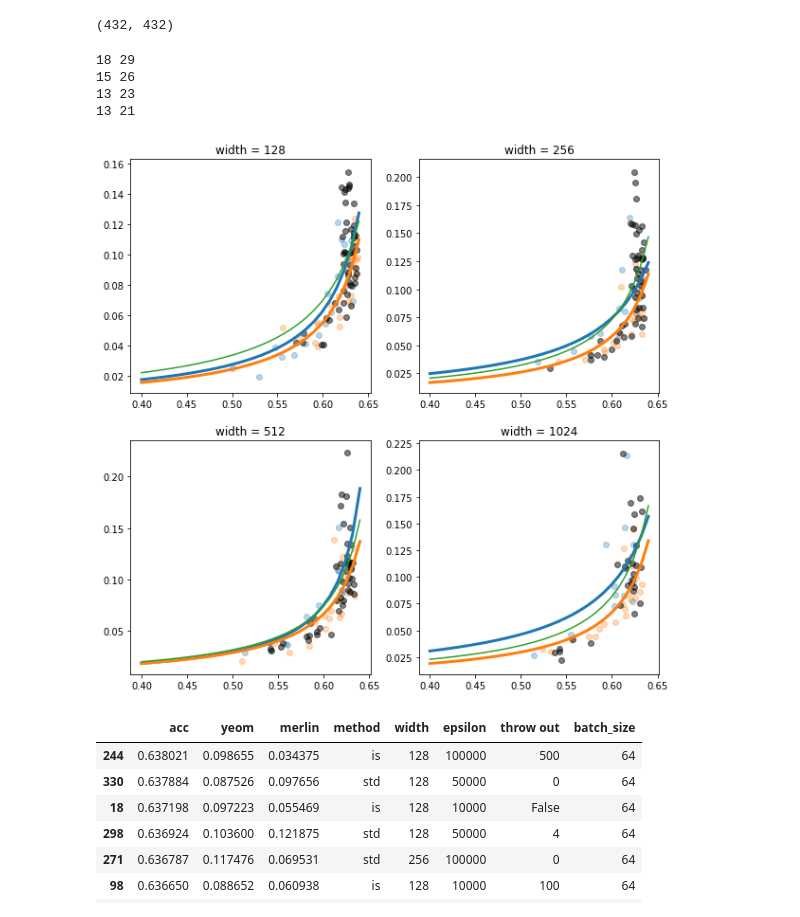
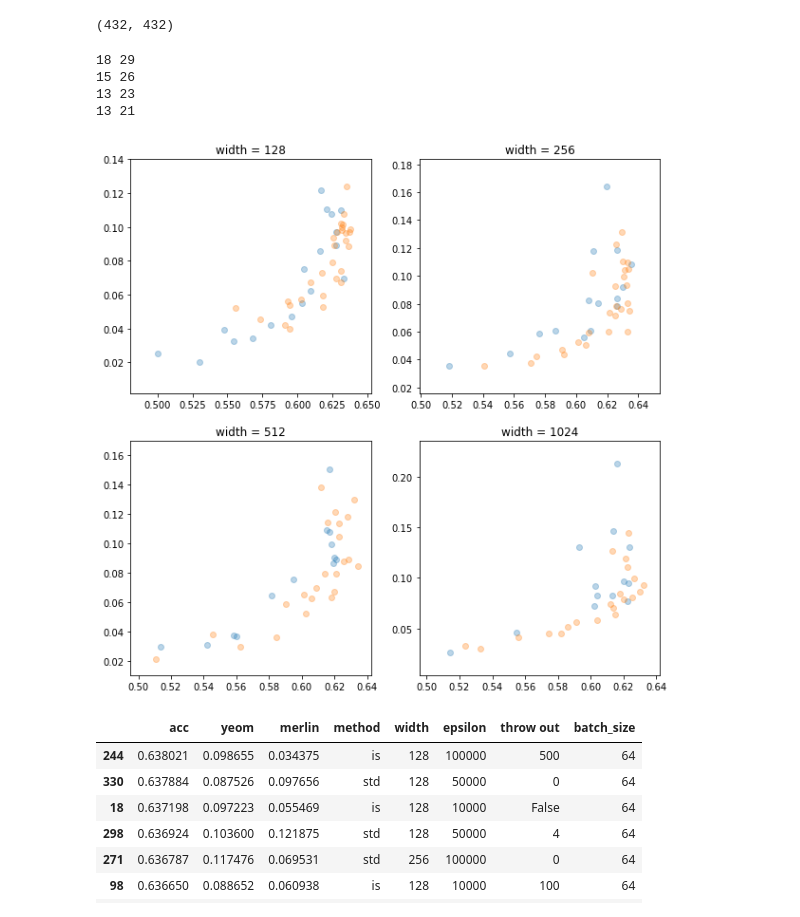
Before and after one commit to twosixlabs/csl, a Jupyter notebook: experiments/immediate_sensitivity/texas_width_analysis.ipynb, the cells around one changed output. Drawn from its saved outputs; the diff is of its cells as text; code cells hidden in the pictures.

```diff
--- a/experiments/immediate_sensitivity/texas_width_analysis.ipynb
+++ b/experiments/immediate_sensitivity/texas_width_analysis.ipynb
@@ -8,7 +8,7 @@ import pandas as pd
 # %%
 infos = []
 idx_tups = []
-for file in glob.glob("../../data/texas/texas_w*"):
+for file in glob.glob("../../data/texas/texas_w_*"):
     fd = pickle.load(open(file, 'rb'))
     #print(file, type(infos[-1]))
     var = file.split("_")[-5:]
@@ -64,36 +64,36 @@ def quad(x, a, b, c):
 # %%
 widths = [128, 256, 512, 1024]
 fig, ((ax1, ax2), (ax3, ax4)) = plt.subplots(2, 2)
 axes = [ax1, ax2, ax3, ax4]
 fig.set_size_inches(10, 10)
 
 tf = test
 
 for w, ax in zip(widths, axes):
     de = ds[(ds['width'] == w) & (ds['acc'] > .5)]
     dps = de[de['method'] == 'dp']
     iss = de[de['method'] == 'is']
     std = de[de['method'] == 'std']
     print(len(dps), len(iss))
     dpara, _ = optimize.curve_fit(tf, dps['acc'], dps['yeom'])
     ipara, _ = optimize.curve_fit(tf, iss['acc'], iss['yeom'])
-    spara, _ = optimize.curve_fit(tf, std['acc'], std['yeom'])
+    #spara, _ = optimize.curve_fit(tf, std['acc'], std['yeom'])
     xes = np.linspace(.4, .64, 30)
-    ax.plot(xes, [tf(x, *dpara) for x in xes], linewidth=3)
-    ax.plot(xes, [tf(x, *ipara) for x in xes], linewidth=3)
-    ax.plot(xes, [tf(x, *spara) for x in xes])
+    #ax.plot(xes, [tf(x, *dpara) for x in xes], linewidth=3)
+    #ax.plot(xes, [tf(x, *ipara) for x in xes], linewidth=3)
+    #ax.plot(xes, [tf(x, *spara) for x in xes])
     ax.scatter(dps['acc'], dps['yeom'], label='DP',alpha=.3)
     ax.scatter(iss['acc'], iss['yeom'], label='IS', alpha=.3)
-    ax.scatter(std['acc'], std['yeom'], label='STD', alpha=.5, c='black')
+    #ax.scatter(std['acc'], std['yeom'], label='STD', alpha=.5, c='black')
     #ax.xlabel('Accuracy')
     #ax.ylabel('Advantage')
     ax.set_title(f'width = {w}')
 # %% [output]
 18 29
 15 26
 13 23
 13 21
-[figure, old version]
+[figure, new version]
 # %%
 isacc = ds[(ds['method'] == 'std' )| (ds['method'] == 'is' )]
 ds.sort_values('acc', ascending=False)[0:50]
```
Also changed, not shown: parts of 1 cell of this notebook, 15 other files.
